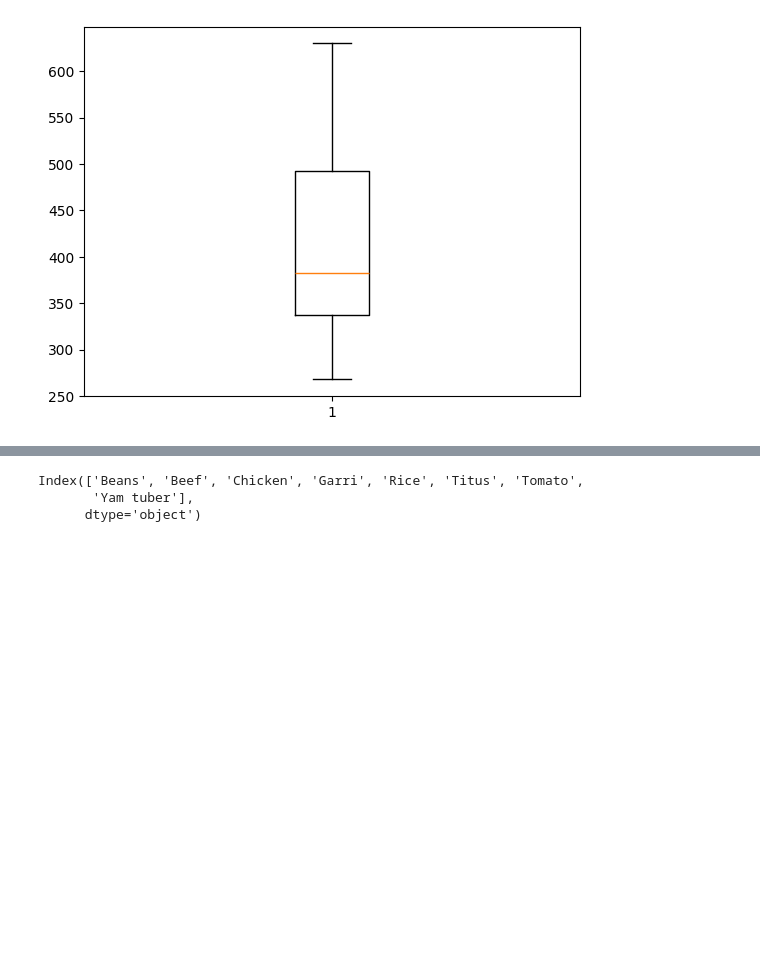
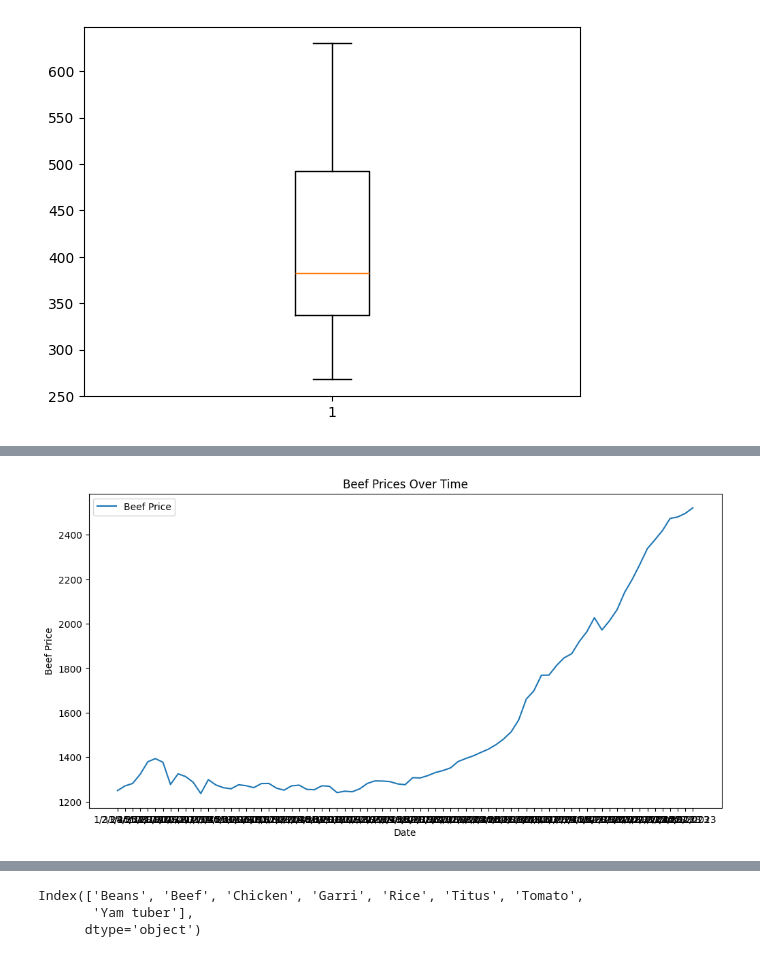
Before and after one commit to SamBoss19/Price-Prediction-Analysis, a Jupyter notebook: Foodprice.ipynb, the cells around one changed output, grey strips where cells are left out. Drawn from its saved outputs; the diff is of its cells as text; code cells hidden in the pictures; blank space fills up the shorter version.

```diff
--- a/Foodprice.ipynb
+++ b/Foodprice.ipynb
@@ -134,0 +123,10 @@ plt.plot(df_food['Yam tuber'])
+# %%
+plt.figure(figsize=(12, 6))
+plt.plot(df_food.Beef, label='Beef Price')
+plt.title('Beef Prices Over Time')
+plt.xlabel('Date')
+plt.ylabel('Beef Price')
+plt.legend()
+plt.show()
+# %% [output]
+[figure, added]
```
Also changed, not shown: parts of 16 cells of this notebook.
